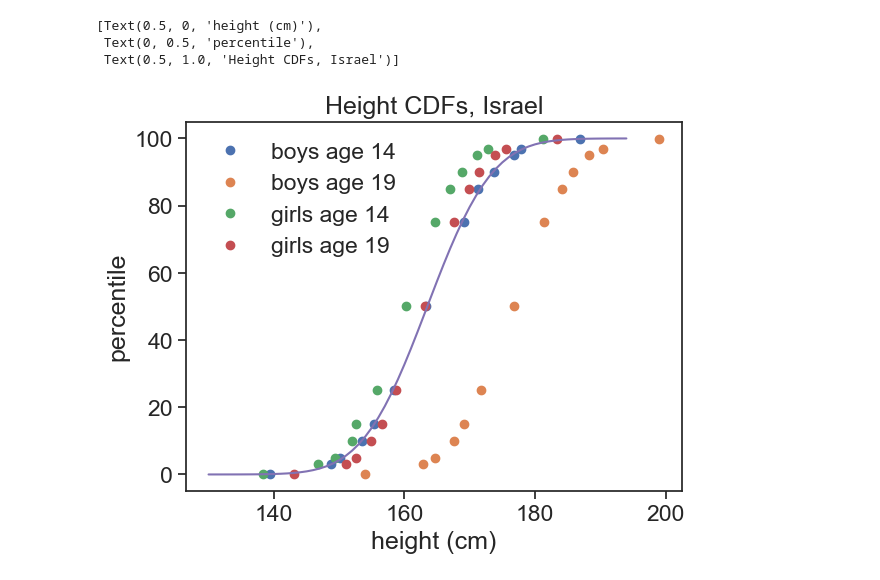
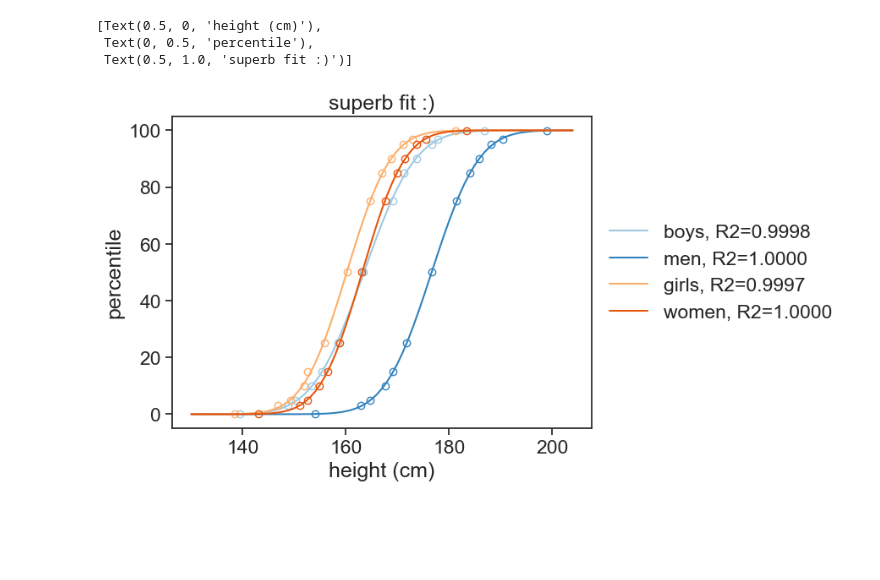
Before and after one commit to yairmau/statistics, a Jupyter notebook: data/height.ipynb, the cells around one changed output. Saved outputs shown, nothing was run; the diff lists cells and outputs as text; code cells hidden in the pictures; blank space fills up the shorter version.

```diff
--- a/data/height.ipynb
+++ b/data/height.ipynb
@@ -117,22 +137,30 @@ Girls, age 19: μ=163cm, σ=6cm, R-squared=9.9998e-01
-# %%
-#| code-summary: "plot cdfs"
-fig, ax = plt.subplots()
-ax.plot(cdf14_boys['height'], cdf19_boys['percentile'], label="boys age 14", ls='None', marker='o')
-ax.plot(cdf19_boys['height'], cdf19_boys['percentile'], label="boys age 19", ls='None', marker='o')
-ax.plot(cdf14_girls['height'], cdf19_girls['percentile'], label="girls age 14", ls='None', marker='o')
-ax.plot(cdf19_girls['height'], cdf19_girls['percentile'], label="girls age 19", ls='None', marker='o')
-
-h = np.arange(130, 195, 1)
-cdf_fit_boys14 = erf_model(h, *params14_boys)
-
-ax.plot(h, cdf_fit_boys14)
-
-ax.legend(frameon=False, loc="upper left")
-ax.set(xlabel='height (cm)',
-       ylabel='percentile',
-       title='Height CDFs, Israel')
-# %% [output]
-[Text(0.5, 0, 'height (cm)'),
- Text(0, 0.5, 'percentile'),
- Text(0.5, 1.0, 'Height CDFs, Israel')]
-[figure, removed]
+# %%
+#| code-summary: "plot fitted curves"
+fig, ax = plt.subplots()
+
+h = np.arange(130, 205, 1)
+cdf_fit_boys14 = erf_model(h, *params14_boys)
+cdf_fit_boys19 = erf_model(h, *params19_boys)
+cdf_fit_girls14 = erf_model(h, *params14_girls)
+cdf_fit_girls19 = erf_model(h, *params19_girls)
+
+ax.plot(df['height_boys_14'], df.index, ls='None', marker='o', markerfacecolor='None', color=color_boys_14)
+ax.plot(h, cdf_fit_boys14, color=color_boys_14, label=f"boys, R2={r2_14_boys:.4f}")
+ax.plot(df['height_boys_19'], df.index, ls='None', marker='o', markerfacecolor='None', color=color_boys_19)
+ax.plot(h, cdf_fit_boys19, color=color_boys_19, label=f"men, R2={r2_19_boys:.4f}")
+ax.plot(df['height_girls_14'], df.index, ls='None', marker='o', markerfacecolor='None', color=color_girls_14)
+ax.plot(h, cdf_fit_girls14, color=color_girls_14, label=f"girls, R2={r2_14_girls:.4f}")
+ax.plot(df['height_girls_19'], df.index, ls='None', marker='o', markerfacecolor='None', color=color_girls_19)
+ax.plot(h, cdf_fit_girls19, color=color_girls_19, label=f"women, R2={r2_19_girls:.4f}")
+# legend beside axes
+ax.legend(loc="center left",
+          bbox_to_anchor=(1.0,0.5),
+          frameon=False,)
+ax.set(xlabel='height (cm)',
+       ylabel='percentile',
+       title='superb fit :)')
+# %% [output]
+[Text(0.5, 0, 'height (cm)'),
+ Text(0, 0.5, 'percentile'),
+ Text(0.5, 1.0, 'superb fit :)')]
+[figure, added]
```
Also changed, not shown: parts of 11 cells of this notebook, 10 other files.
